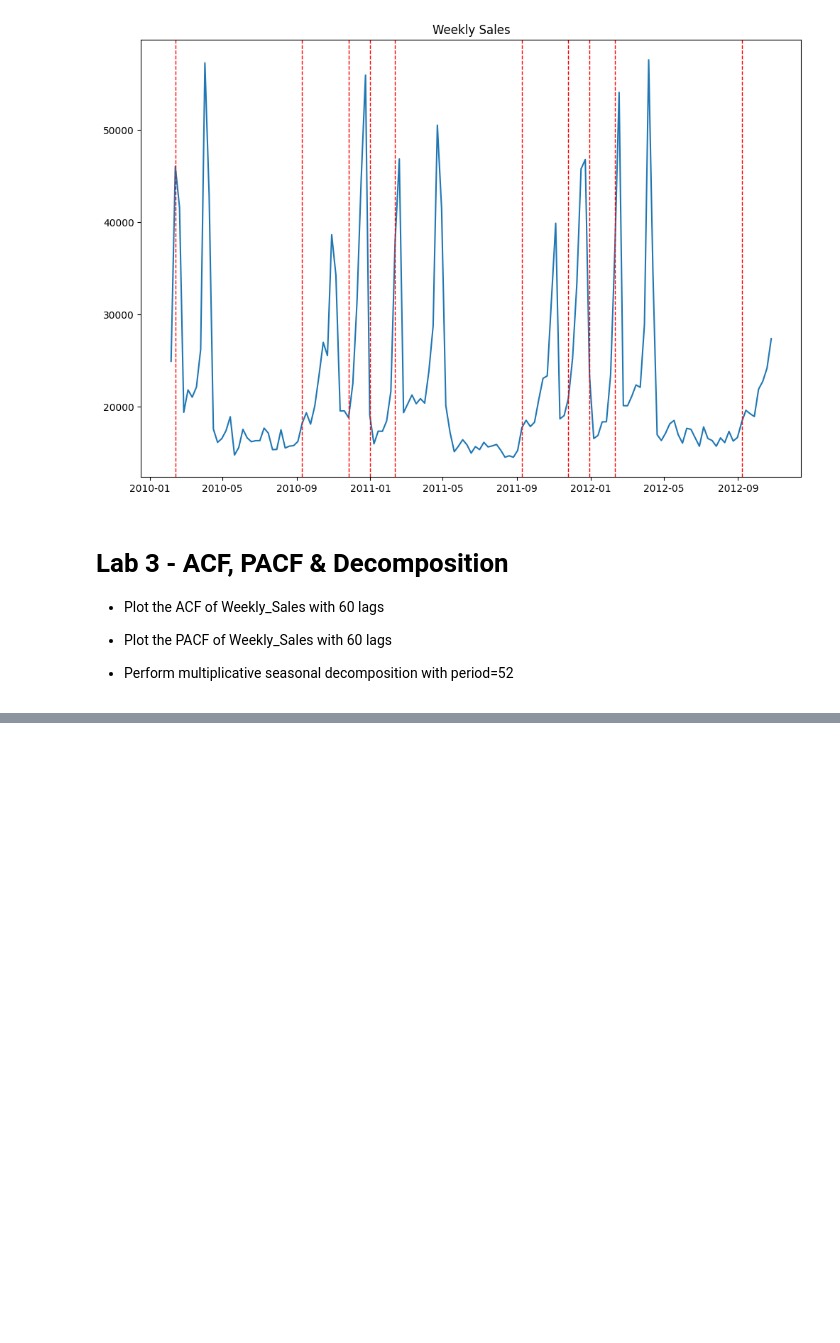
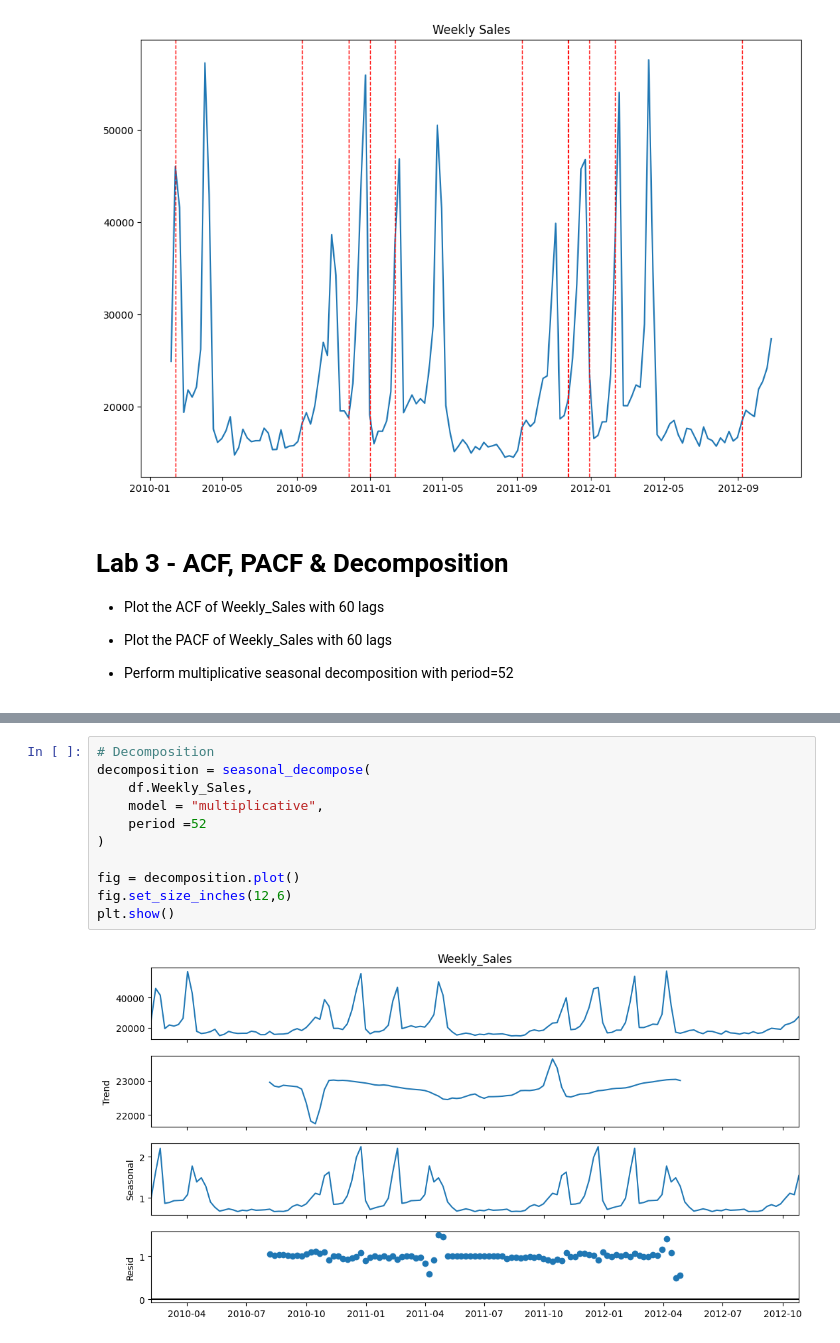
Before and after one commit to nurcoz/Udemy_time_series, a Jupyter notebook: Starter - Lab 3.ipynb, the cells around one changed output, grey strips where cells are left out. Cells and saved outputs as stored; diff of their text form; blank space fills up the shorter version.

```diff
--- a/Starter - Lab 3.ipynb
+++ b/Starter - Lab 3.ipynb
@@ -77,0 +90,13 @@ plt.show()
+# %%
+# Decomposition
+decomposition = seasonal_decompose(
+    df.Weekly_Sales,
+    model = "multiplicative",
+    period =52
+)
+
+fig = decomposition.plot()
+fig.set_size_inches(12,6)
+plt.show()
+# %% [output]
+[figure, added]
```
Also changed, not shown: parts of 2 cells of this notebook.
